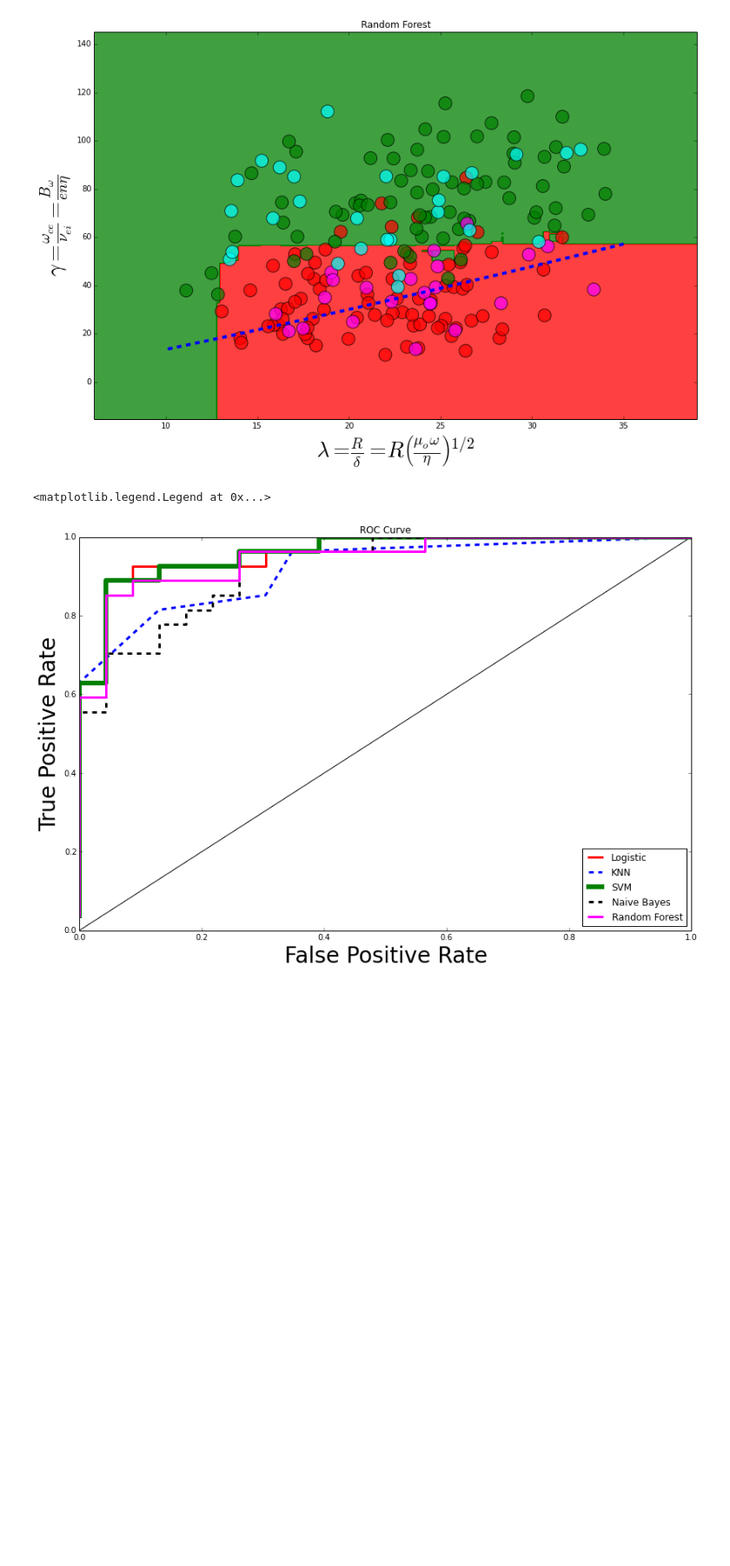
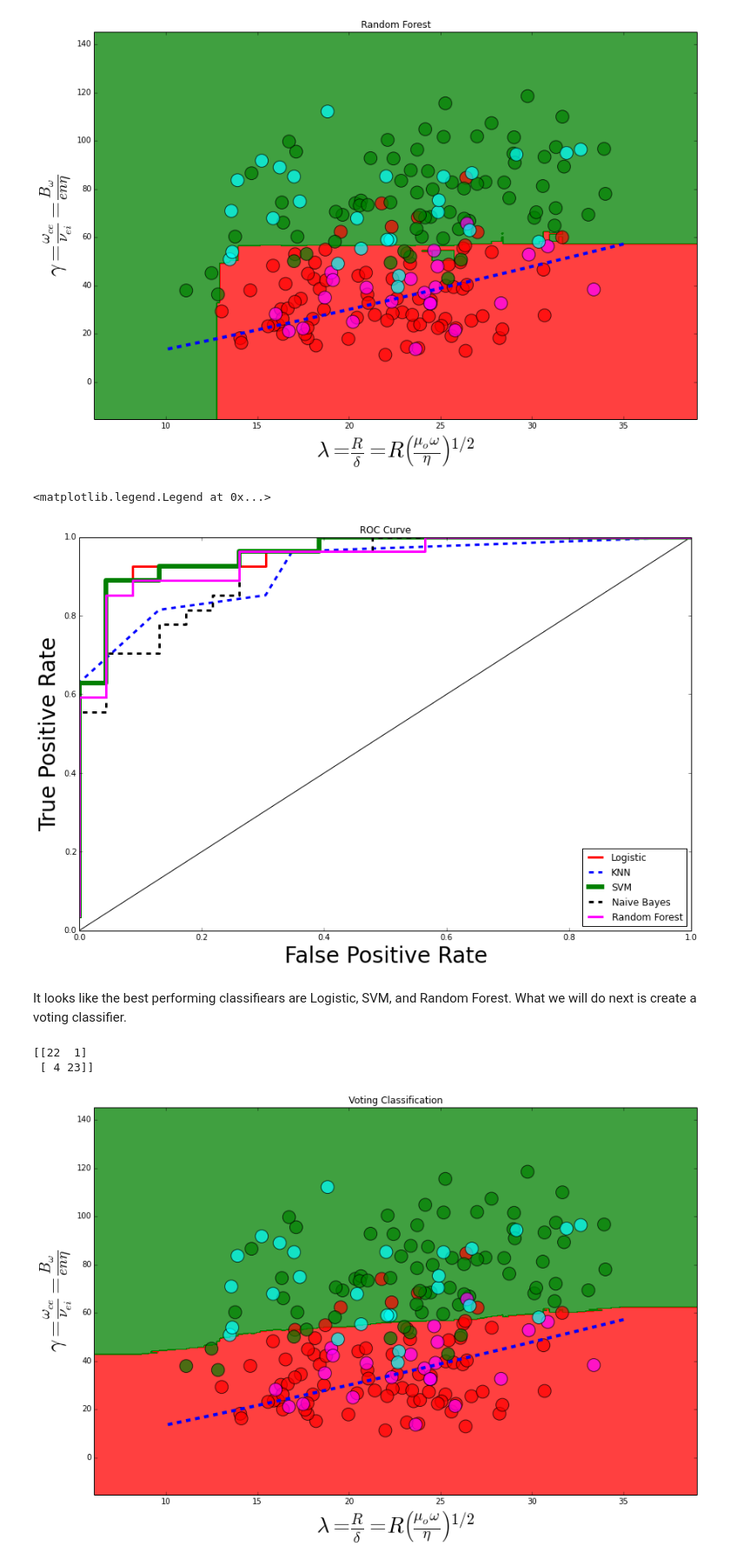
Before and after one commit to emarinhoss/projects_jupyter, a Jupyter notebook: FRC_dataAnalysis_classification.ipynb, the cells around one changed output. Shown at 87% size. Cells and saved outputs as stored; diff of their text form; code cells hidden in the pictures; blank space fills up the shorter version.

```diff
--- a/FRC_dataAnalysis_classification.ipynb
+++ b/FRC_dataAnalysis_classification.ipynb
@@ -345,17 +350,17 @@ Tuned SVM Parameter: {'kernel': 'linear', 'gamma': 1e-05, 'degree': 1}
 Tuned SVM Accuracy: 0.873333333333
 # %%
 # fit SVM to the data
-classifier = SVC(kernel='linear', random_state=0, probability=True, gamma=0.0001) ## kernels: 'linear, 'rbf'
-classifier.fit(X_train,y_train)
+svc_class = SVC(kernel='linear', random_state=0, probability=True, gamma=0.0001) ## kernels: 'linear, 'rbf'
+svc_class.fit(X_train,y_train)
 
 # predict the test set results
-y_pred = classifier.predict(X_test)
+y_pred = svc_class.predict(X_test)
 
 # Making the confusion Matrix
 cm = confusion_matrix(y_test, y_pred)
 print(cm)
 
-plot_the_classification_regions_and_data(X_train,y_train, X_test,y_test,classifier,sc_X,'SVM')
+plot_the_classification_regions_and_data(X_train,y_train, X_test,y_test,svc_class,sc_X,'SVM')
 # %% [output]
 [[22  1]
  [ 5 22]]
@@ -386,17 +391,17 @@ class GaussianNB(BaseNB)
  |          Mean accuracy of self.predict(X) wrt. y.
 # %%
 # Fit Naive Bayes to the data
-classifier = GaussianNB()
-classifier.fit(X_train,y_train)
+naive_B = GaussianNB()
+naive_B.fit(X_train,y_train)
 
 # predict the test set results
-y_pred = classifier.predict(X_test)
+y_pred = naive_B.predict(X_test)
 
 # Making the confusion Matrix
 cm = confusion_matrix(y_test, y_pred)
 print(cm)
 
-plot_the_classification_regions_and_data(X_train,y_train, X_test,y_test,classifier,sc_X,'Naive Bayes')
+plot_the_classification_regions_and_data(X_train,y_train, X_test,y_test,naive_B,sc_X,'Naive Bayes')
 print("SVM Accuracy: {}".format(accuracy_score(y_test, y_pred, normalize=True)))
 # %% [output]
 [[20  3]
@@ -431,9 +436,8 @@ class RandomForestClassifier(ForestClassifier)
 param_grid = {"max_depth": [3, 4, 5, None],
               "n_estimators": np.arange(10,110,10),
               "criterion": ["gini", "entropy"]}
-
-classifier = RandomForestClassifier(random_state=0)
-cv = GridSearchCV(classifier, param_grid, cv=5)
+ran_forrest = RandomForestClassifier(random_state=0)
+cv = GridSearchCV(ran_forrest, param_grid, cv=5)
 
 cv.fit(X_train, y_train)
 
@@ -445,16 +449,16 @@ Tuned SVM Parameter: {'n_estimators': 60, 'criterion': 'gini', 'max_depth': 3}
 Tuned SVM Accuracy: 0.893333333333
 # %%
 # Fit Random Forest to the training data
-classifier = RandomForestClassifier(n_estimators=60, criterion='gini', max_depth=3, random_state=0)
-classifier.fit(X_train,y_train)
+ran_forrest = RandomForestClassifier(n_estimators=60, criterion='gini', max_depth=3, random_state=0)
+ran_forrest.fit(X_train,y_train)
 
 # predict the test set results
-y_pred = classifier.predict(X_test)
+y_pred = ran_forrest.predict(X_test)
 
 # Making the confusion Matrix
 cm = confusion_matrix(y_test, y_pred)
 print(cm)
-plot_the_classification_regions_and_data(X_train,y_train, X_test,y_test,classifier,sc_X,'Random Forest')
+plot_the_classification_regions_and_data(X_train,y_train, X_test,y_test,ran_forrest,sc_X,'Random Forest')
 # %% [output]
 [[21  2]
  [ 4 23]]
@@ -478,3 +482,20 @@ plt.legend(loc='lower right')
 # %% [output]
 <matplotlib.legend.Legend at 0x...>
 [figure]
+# %% [markdown]
+It looks like the best performing classifiears are Logistic, SVM, and Random Forest. What we will do next is create a voting classifier.
+# %%
+voting_class = VotingClassifier(estimators=[('lr',log_reg), ('rf', ran_forrest), ('svc', svc_class)], voting='soft')
+voting_class.fit(X_train,y_train)
+
+# predict the test set results
+y_pred = voting_class.predict(X_test)
+
+# Making the confusion Matrix
+cm = confusion_matrix(y_test, y_pred)
+print(cm)
+plot_the_classification_regions_and_data(X_train,y_train, X_test,y_test,voting_class,sc_X,'Voting Classification')
+# %% [output]
+[[22  1]
+ [ 4 23]]
+[figure, added]
```
Also changed, not shown: parts of 20 cells of this notebook, 13 other files.
